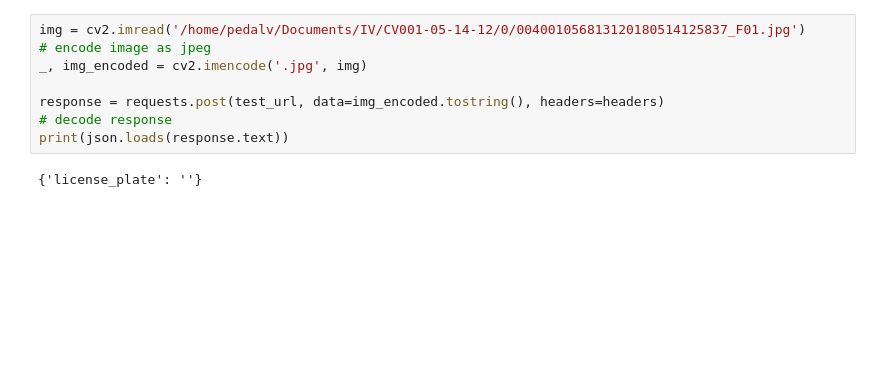
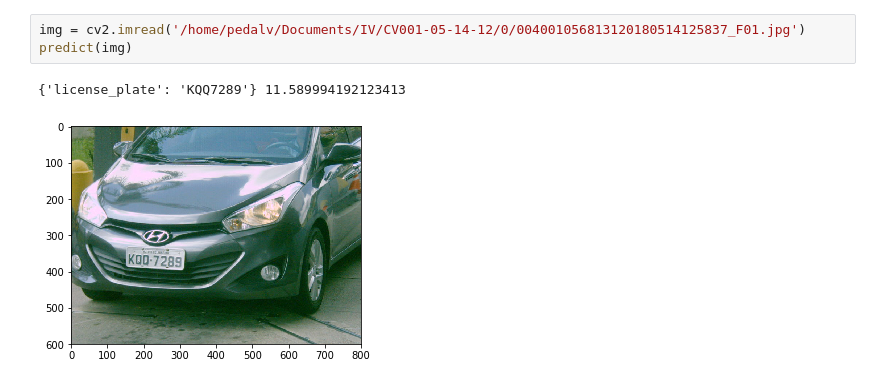
Before and after one commit to Pedalves/IdentificacaoVeicular, a Jupyter notebook: api_post.ipynb, the cells around one changed output. Drawn from its saved outputs; the diff is of its cells as text; blank space fills up the shorter version.

```diff
--- a/api_post.ipynb
+++ b/api_post.ipynb
@@ -42,10 +45,6 @@ print(json.loads(response.text))
 # %%
 img = cv2.imread('/home/pedalv/Documents/IV/CV001-05-14-12/0/004001056813120180514125837_F01.jpg')
-# encode image as jpeg
-_, img_encoded = cv2.imencode('.jpg', img)
-
-response = requests.post(test_url, data=img_encoded.tostring(), headers=headers)
-# decode response
-print(json.loads(response.text))
+predict(img)
 # %% [output]
-{'license_plate': ''}
+{'license_plate': 'KQQ7289'} 11.589994192123413
+[figure, added]
```
Also changed, not shown: parts of 6 cells of this notebook, 2 other files.
